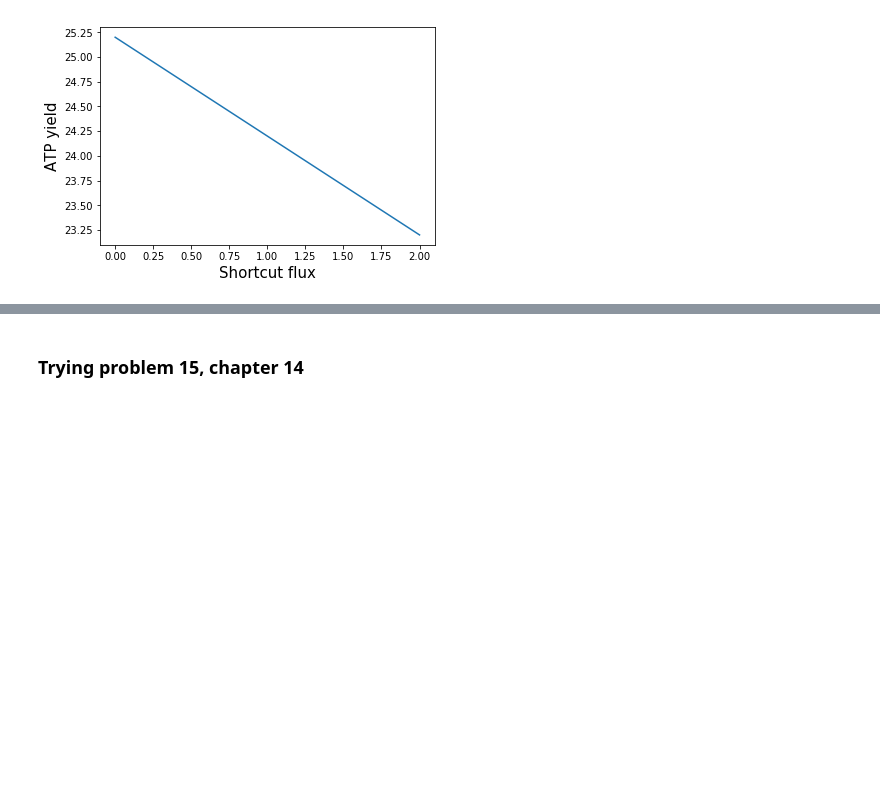
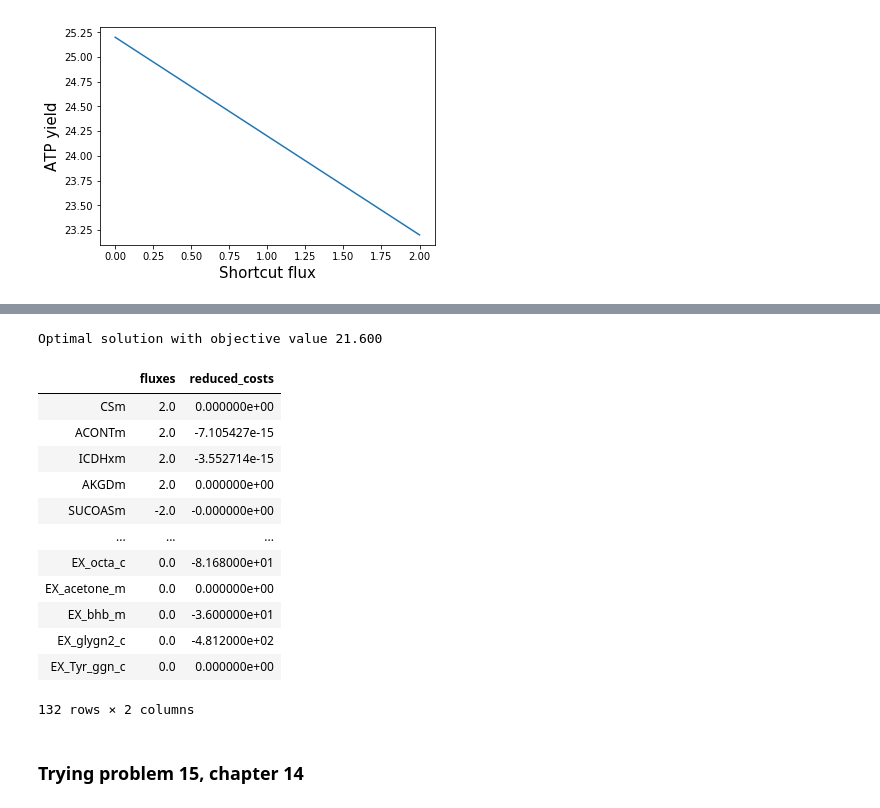
Before and after one commit to coltonlloyd/beng_213, a Jupyter notebook: beng213/completed_exercises/Exercise 3 - Solving homework problems.ipynb, the cells around one changed output, grey strips where cells are left out. Saved outputs shown, nothing was run; the diff lists cells and outputs as text; code cells hidden in the pictures; blank space fills up the shorter version.

```diff
--- a/beng213/completed_exercises/Exercise 3 - Solving homework problems.ipynb
+++ b/beng213/completed_exercises/Exercise 3 - Solving homework problems.ipynb
@@ -70,0 +226,2 @@ Text(0.5,0,'Shortcut flux')
+# %%
+model = cobra.io.load_json_model('../resources/core_model.json')
@@ -71,3 +245,21 @@ Text(0.5,0,'Shortcut flux')
+# %%
+model.reactions.AKGMALtm.knock_out()
+model.optimize()
+# %% [output]
+Optimal solution with objective value 21.600
+|  | fluxes | reduced_costs |
+| CSm | 2.0 | 0.000000e+00 |
+| ACONTm | 2.0 | -7.105427e-15 |
+| ICDHxm | 2.0 | -3.552714e-15 |
+| AKGDm | 2.0 | 0.000000e+00 |
+| SUCOASm | -2.0 | -0.000000e+00 |
+| ... | ... | ... |
+| EX_octa_c | 0.0 | -8.168000e+01 |
+| EX_acetone_m | 0.0 | 0.000000e+00 |
+| EX_bhb_m | 0.0 | -3.600000e+01 |
+| EX_glygn2_c | 0.0 | -4.812000e+02 |
+| EX_Tyr_ggn_c | 0.0 | 0.000000e+00 |
+132 rows × 2 columns
 # %% [markdown]
 ### Trying problem 15, chapter 14
 # %%
```
Also changed, not shown: parts of 16 cells of this notebook.
